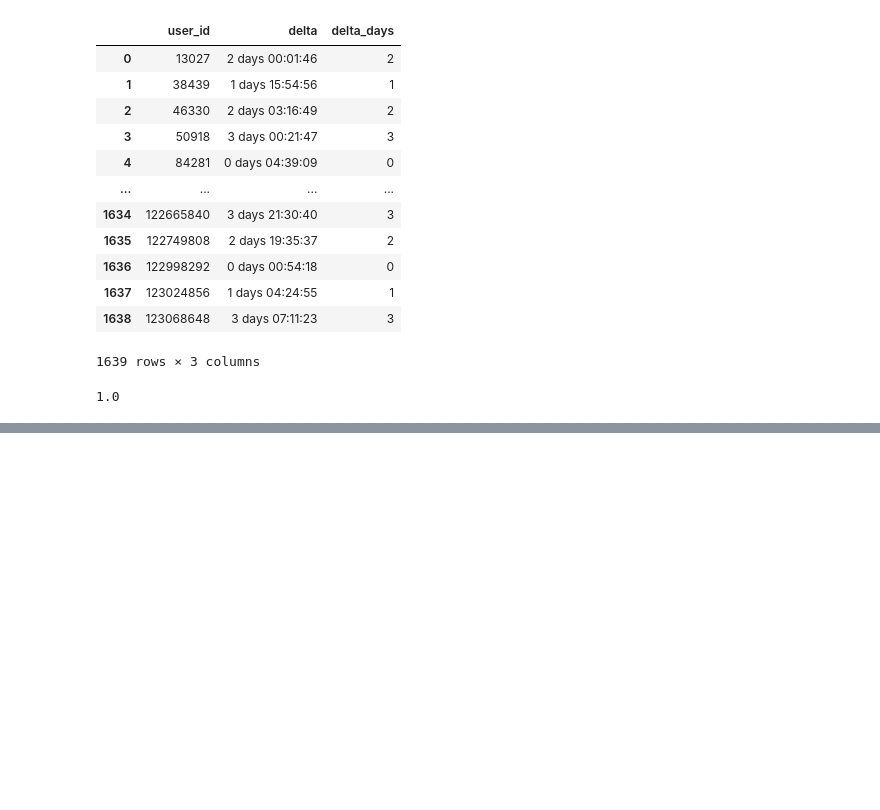
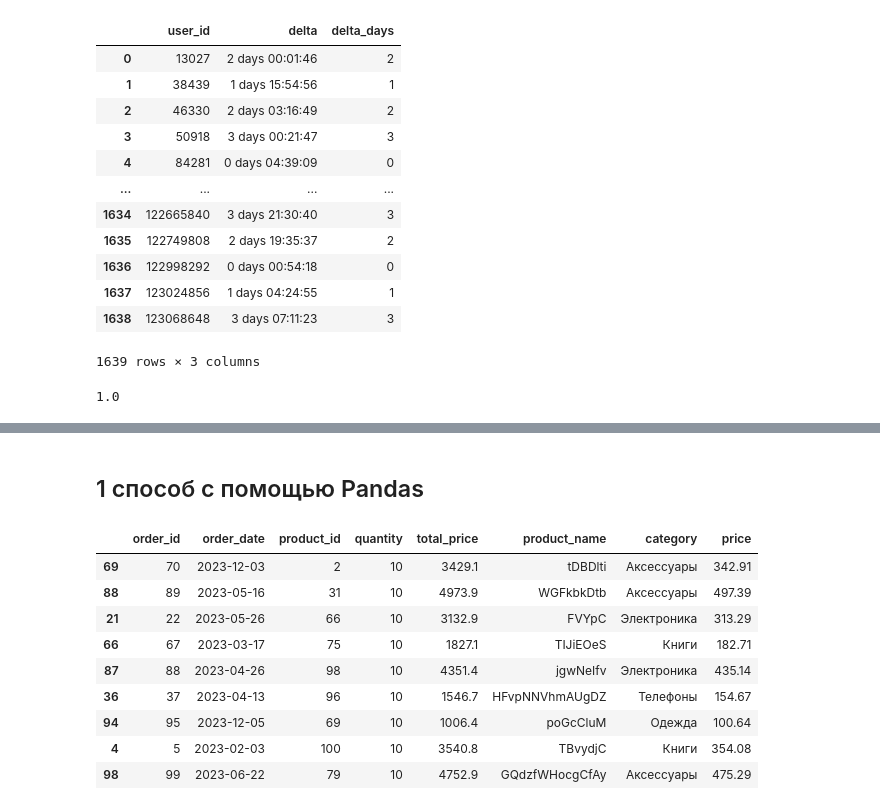
Before and after one commit to VinogradovIlya/algo, a Jupyter notebook: vk_analit/vk_analit.ipynb, the cells around one changed output, grey strips where cells are left out. Saved outputs shown, nothing was run; the diff lists cells and outputs as text; code cells hidden in the pictures; blank space fills up the shorter version.

```diff
--- a/pro2_m4y1/vk_analit.ipynb
+++ b/vk_analit/vk_analit.ipynb
@@ -503,0 +608,17 @@ df1_with_prev_delta['delta_days'].median()
+# %% [markdown]
+## 1 способ с помощью Pandas
+# %%
+merge_table = pd.merge(orders, products, how='left')
+merge_table = merge_table.sort_values('quantity', ascending=False)
+merge_table[merge_table['quantity'] == merge_table['quantity'].max()]
+# %% [output]
+|  | order_id | order_date | product_id | quantity | total_price | product_name | category | price |
+| 69 | 70 | 2023-12-03 | 2 | 10 | 3429.1 | tDBDlti | Аксессуары | 342.91 |
+| 88 | 89 | 2023-05-16 | 31 | 10 | 4973.9 | WGFkbkDtb | Аксессуары | 497.39 |
+| 21 | 22 | 2023-05-26 | 66 | 10 | 3132.9 | FVYpC | Электроника | 313.29 |
+| 66 | 67 | 2023-03-17 | 75 | 10 | 1827.1 | TIJiEOeS | Книги | 182.71 |
+| 87 | 88 | 2023-04-26 | 98 | 10 | 4351.4 | jgwNeIfv | Электроника | 435.14 |
+| 36 | 37 | 2023-04-13 | 96 | 10 | 1546.7 | HFvpNNVhmAUgDZ | Телефоны | 154.67 |
+| 94 | 95 | 2023-12-05 | 69 | 10 | 1006.4 | poGcCluM | Одежда | 100.64 |
+| 4 | 5 | 2023-02-03 | 100 | 10 | 3540.8 | TBvydjC | Книги | 354.08 |
+| 98 | 99 | 2023-06-22 | 79 | 10 | 4752.9 | GQdzfWHocgCfAy | Аксессуары | 475.29 |
```
Also changed, not shown: parts of 20 cells of this notebook, 24 other files.
